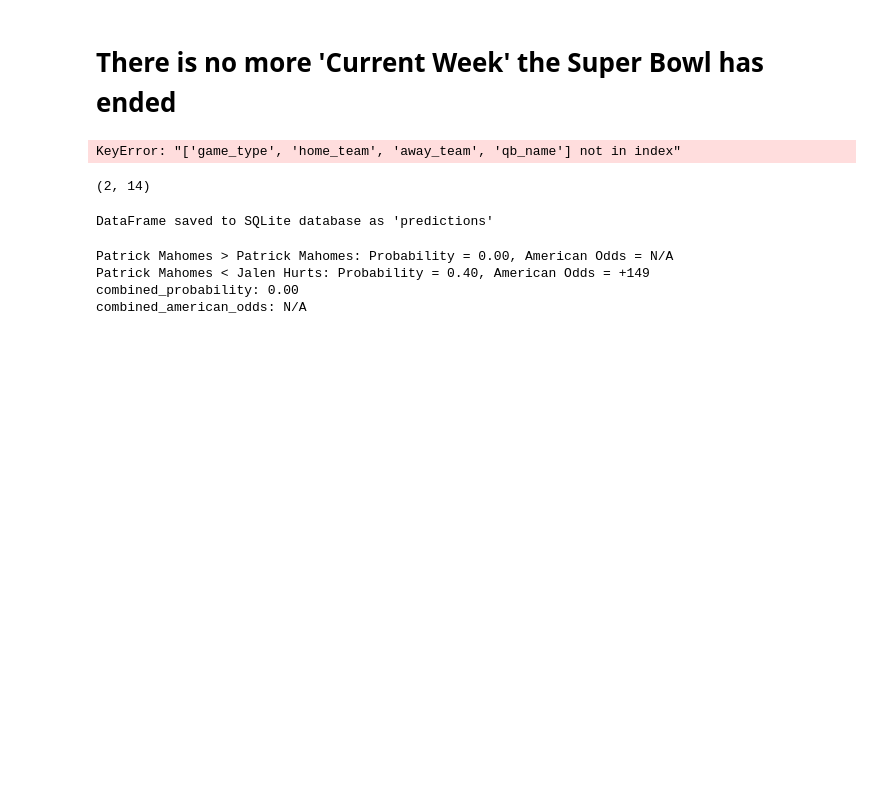
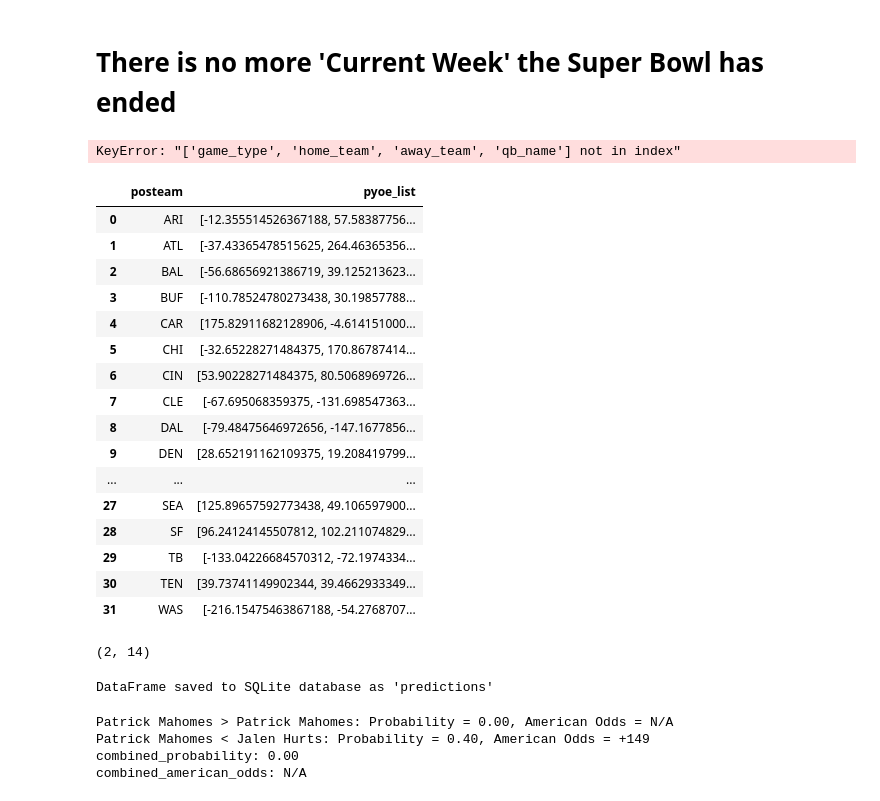
Before and after one commit to bhuggard/MidpointMadness, a Jupyter notebook: MidpointMadnessMainNotebookPostSeason.ipynb, the cells around one changed output. Cells and saved outputs as stored; diff of their text form; code cells hidden in the pictures; blank space fills up the shorter version.

```diff
--- a/MidpointMadnessMainNotebookPostSeason.ipynb
+++ b/MidpointMadnessMainNotebookPostSeason.ipynb
@@ -466,6 +503,26 @@ pyoe_list.rename(columns={'pyoe': 'pyoe_list'}, inplace=True)
 
 # Sort by the length of the list or by other criteria if needed (e.g., by the number of games played)
 pyoe_list.sort_values(by='posteam', inplace=True)
+# %%
+pyoe_list
+# %% [output]
+|  | posteam | pyoe_list |
+| 0 | ARI | [-12.355514526367188, 57.58387756... |
+| 1 | ATL | [-37.43365478515625, 264.46365356... |
+| 2 | BAL | [-56.68656921386719, 39.125213623... |
+| 3 | BUF | [-110.78524780273438, 30.19857788... |
+| 4 | CAR | [175.82911682128906, -4.614151000... |
+| 5 | CHI | [-32.65228271484375, 170.86787414... |
+| 6 | CIN | [53.90228271484375, 80.5068969726... |
+| 7 | CLE | [-67.695068359375, -131.698547363... |
+| 8 | DAL | [-79.48475646972656, -147.1677856... |
+| 9 | DEN | [28.652191162109375, 19.208419799... |
+| ... | ... | ... |
+| 27 | SEA | [125.89657592773438, 49.106597900... |
+| 28 | SF | [96.24124145507812, 102.211074829... |
+| 29 | TB | [-133.04226684570312, -72.1974334... |
+| 30 | TEN | [39.73741149902344, 39.4662933349... |
+| 31 | WAS | [-216.15475463867188, -54.2768707... |
 # %%
 clean_predictions = pd.merge(pyoe_list, clean_predictions, on='posteam', how='left')
 # %%
```
Also changed, not shown: parts of 4 cells of this notebook.
